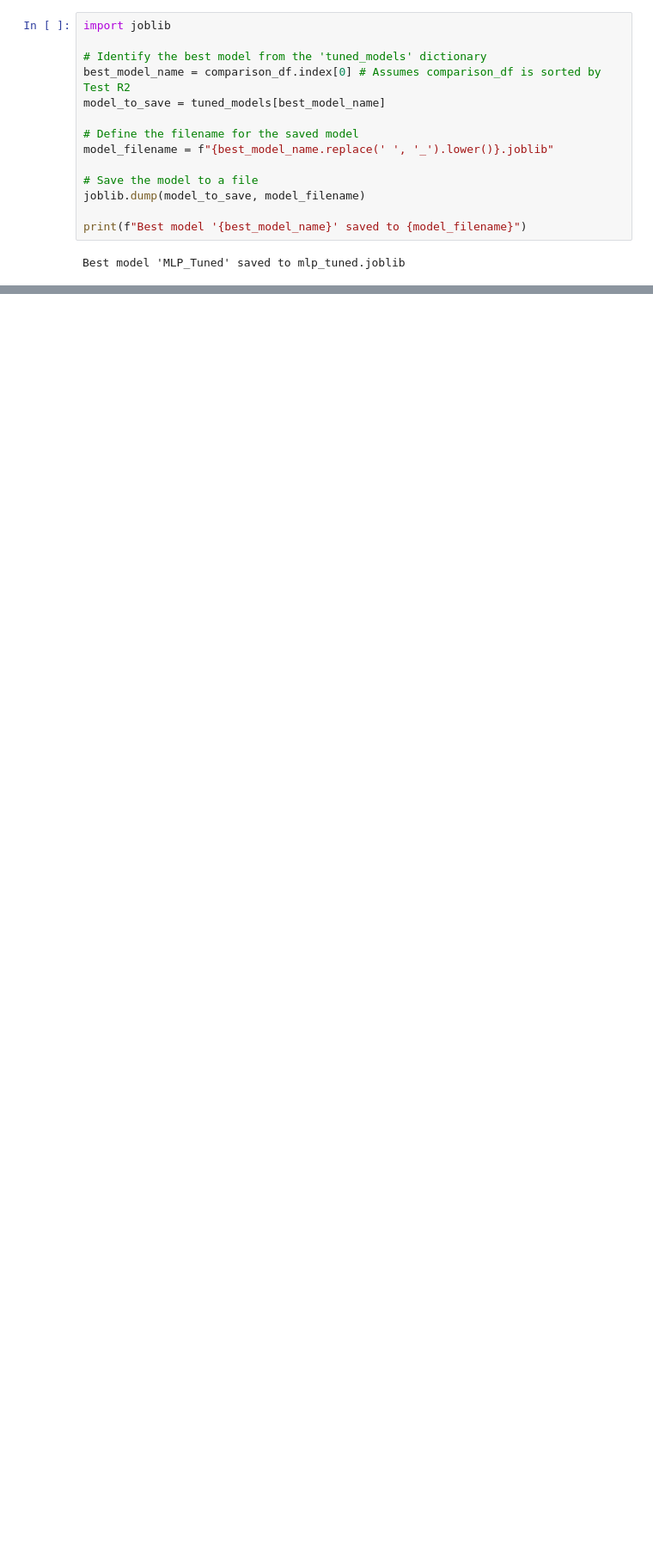
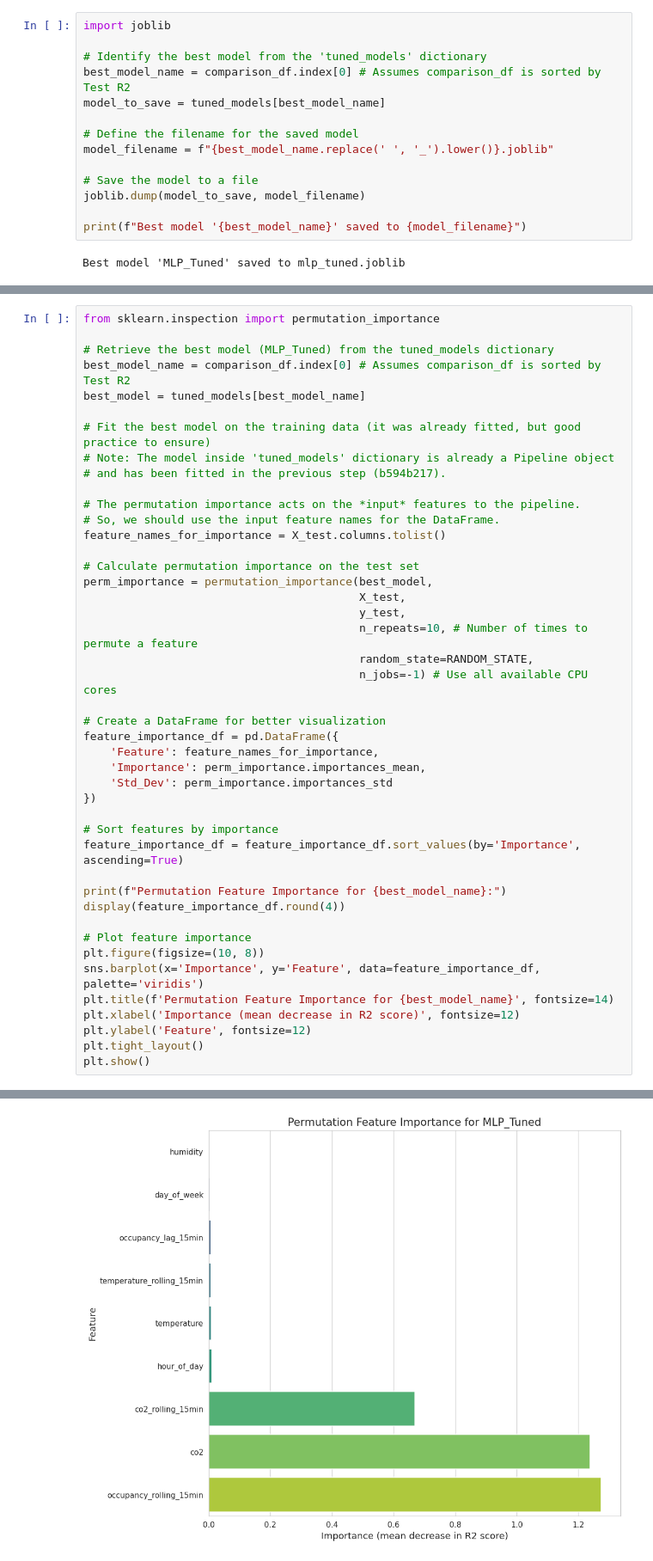
Before and after one commit to MIL-Project2/DR-DT, a Jupyter notebook: Occupancy_Prediction_Ver1_1.ipynb, the cells around one changed output, grey strips where cells are left out. Shown at 86% size. Drawn from its saved outputs; the diff is of its cells as text; blank space fills up the shorter version.

```diff
--- a/Occupancy_Prediction_Ver1_1.ipynb
+++ b/Occupancy_Prediction_Ver1_1.ipynb
@@ -890,0 +895,45 @@ Best model 'MLP_Tuned' saved to mlp_tuned.joblib
+# %%
+from sklearn.inspection import permutation_importance
+
+# Retrieve the best model (MLP_Tuned) from the tuned_models dictionary
+best_model_name = comparison_df.index[0] # Assumes comparison_df is sorted by Test R2
+best_model = tuned_models[best_model_name]
+
+# Fit the best model on the training data (it was already fitted, but good practice to ensure)
+# Note: The model inside 'tuned_models' dictionary is already a Pipeline object
+# and has been fitted in the previous step (b594b217).
+
+# The permutation importance acts on the *input* features to the pipeline.
+# So, we should use the input feature names for the DataFrame.
+feature_names_for_importance = X_test.columns.tolist()
+
+# Calculate permutation importance on the test set
+perm_importance = permutation_importance(best_model,
+                                         X_test,
+                                         y_test,
+                                         n_repeats=10, # Number of times to permute a feature
+                                         random_state=RANDOM_STATE,
+                                         n_jobs=-1) # Use all available CPU cores
+
+# Create a DataFrame for better visualization
+feature_importance_df = pd.DataFrame({
+    'Feature': feature_names_for_importance,
+    'Importance': perm_importance.importances_mean,
+    'Std_Dev': perm_importance.importances_std
+})
+
+# Sort features by importance
+feature_importance_df = feature_importance_df.sort_values(by='Importance', ascending=True)
+
+print(f"Permutation Feature Importance for {best_model_name}:")
+display(feature_importance_df.round(4))
+
+# Plot feature importance
+plt.figure(figsize=(10, 8))
+sns.barplot(x='Importance', y='Feature', data=feature_importance_df, palette='viridis')
+plt.title(f'Permutation Feature Importance for {best_model_name}', fontsize=14)
+plt.xlabel('Importance (mean decrease in R2 score)', fontsize=12)
+plt.ylabel('Feature', fontsize=12)
+plt.tight_layout()
+plt.show()
+# %% [output]
@@ -890,0 +951 @@ Best model 'MLP_Tuned' saved to mlp_tuned.joblib
+[figure, added]
```
Also changed, not shown: parts of 5 cells of this notebook.
